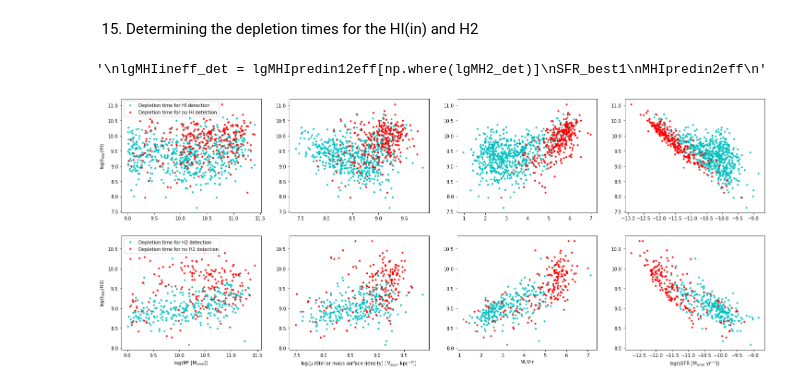
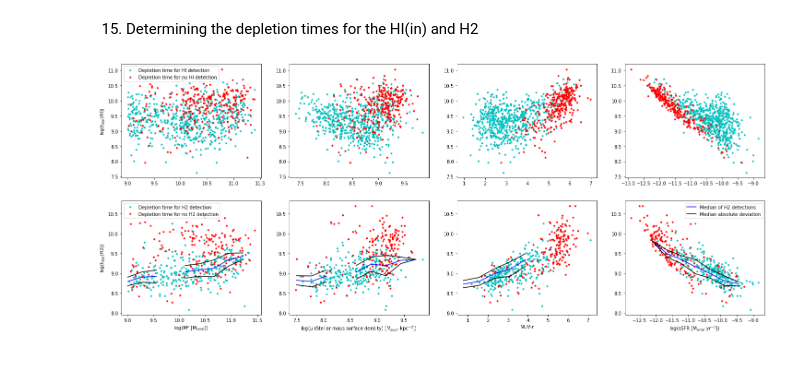
Before and after one commit to Luke-Williams-01/Luke-Williams-01, a Jupyter notebook: ICRARproject.ipynb, the cells around one changed output. Drawn from its saved outputs; the diff is of its cells as text; code cells hidden in the pictures.

```diff
--- a/ICRARproject.ipynb
+++ b/ICRARproject.ipynb
@@ -1910,14 +1910,6 @@ plt.legend(loc='upper left');
 [figure]
 # %% [markdown]
 15) Determining the depletion times for the HI(in) and H2
-# %%
-'''
-lgMHIineff_det = lgMHIpredin12eff[np.where(lgMH2_det)]
-SFR_best1
-MHIpredin2eff
-'''
-# %% [output]
-'\nlgMHIineff_det = lgMHIpredin12eff[np.where(lgMH2_det)]\nSFR_best1\nMHIpredin2eff\n'
 # %%
 lgsSFR = np.log10(SFR_best / (10**lgMstar))
 NUVr1 = np.delete(NUVr, (HIndet))
@@ -1936,3 +1928,27 @@ tdepH2det = (10**lgMH2_det) / (10**lgSFRbest_det)
 lgtdepH2det = np.log10(tdepH2det)
 tdepH2ndet = (10**limlgMH2_ndet) / (10**lgSFRbest_ndet)
 lgtdepH2ndet = np.log10(tdepH2ndet)
+# %%
+# Finding the running median of the galaxies
+# Arrays for the bins
+H2bins_Mstar = np.linspace(9, 11.5, 10)
+H2bins_NUVr = np.linspace(0, 7, 10)
+H2bins_sSFR = np.linspace(-13, -9, 10)
+H2bins_Must = np.linspace(7.5, 10, 10)
+
+# Array of zeroes to store the median of each bin
+mH2_Mstar = np.zeros(len(H2bins_Mstar))
+H2median_Mstar = np.zeros(len(H2bins_Mstar))
+MAD_Mstar = np.zeros(len(H2bins_Mstar))
+
+mH2_NUVr = np.zeros(len(H2bins_NUVr))
+median_NUVr = np.zeros(len(H2bins_NUVr))
+MAD_NUVr = np.zeros(len(H2bins_NUVr))
+
+mH2_sSFR = np.zeros(len(H2bins_sSFR))
+median_sSFR = np.zeros(len(H2bins_sSFR))
+MAD_sSFR = np.zeros(len(H2bins_sSFR))
+
+mH2_Must = np.zeros(len(H2bins_Must))
+median_Must = np.zeros(len(H2bins_Must))
+MAD_Must = np.zeros(len(H2bins_Must))
@@ -1943,7 +1998,7 @@ plt.figure(figsize=(25,10))
 plt.subplot(241)
 plt.plot(lgMstar1, lgtdepHIdet, 'c.', label='Depletion time for HI detection')
 plt.plot(lgMstar2, lgtdepHIndet, 'r.', label='Depletion time for no HI detection')
-plt.ylabel('log(t$_{dep}$(HI)')
+plt.ylabel('log(t$_{dep}$(HI))')
 plt.legend(loc='upper left')
 # t(HI(in)) against Stellar surface density
 plt.subplot(242)
@@ -1952,33 +2007,46 @@ plt.plot(lgmust2, lgtdepHIndet, 'r.')
 # t(HI(in)) against NUV-r
 plt.subplot(243)
 plt.plot(NUVr1, lgtdepHIdet, 'c.')
 plt.plot(NUVr2, lgtdepHIndet, 'r.')
 # t(HI(in)) against sSFR
 plt.subplot(244)
 plt.plot(lgsSFR1, lgtdepHIdet, 'c.')
 plt.plot(lgsSFR2, lgtdepHIndet, 'r.')
 
 # t(H2) against stellar mass
 plt.subplot(245)
 plt.plot(lgMSTAR_det, lgtdepH2det, 'c.', label='Depletion time for H2 detection')
 plt.plot(lgMSTAR_ndet, lgtdepH2ndet, 'r.', label='Depletion time for no H2 detection')
+plt.plot(H2bins_Mstar[:-1], mH2_Mstar[:-1], 'b-')
+plt.plot(H2bins_Mstar[:-1], H2pMAD_Mstar[:-1], 'k-')
+plt.plot(H2bins_Mstar[:-1], H2nMAD_Mstar[:-1], 'k-')
 plt.xlabel('log(M* [M$_{solar}$])')
-plt.ylabel('log(t$_{dep}$(H2)')
+plt.ylabel('log(t$_{dep}$(H2))')
 plt.legend(loc='upper left')
 # t(H2) against Stellar surface density
 plt.subplot(246)
 plt.plot(lgMuST_det, lgtdepH2det, 'c.')
 plt.plot(lgMuST_ndet, lgtdepH2ndet, 'r.')
+plt.plot(H2bins_Must[:-1], mH2_Must[:-1], 'b-')
+plt.plot(H2bins_Must[:-1], H2pMAD_Must[:-1], 'k-')
+plt.plot(H2bins_Must[:-1], H2nMAD_Must[:-1], 'k-')
 plt.xlabel('log(μ (Stellar mass surface density) [M$_{solar}$ kpc$^{-2}$])')
 # t(H2) against NUV-r
 plt.subplot(247)
 plt.plot(NUVr_det, lgtdepH2det, 'c.')
 plt.plot(NUVr_ndet, lgtdepH2ndet, 'r.')
+plt.plot(H2bins_NUVr[:-1], mH2_NUVr[:-1], 'b-')
+plt.plot(H2bins_NUVr[:-1], H2pMAD_NUVr[:-1], 'k-')
+plt.plot(H2bins_NUVr[:-1], H2nMAD_NUVr[:-1], 'k-')
 plt.xlabel('NUV-r')
 # t(H2) against sSFR
 plt.subplot(248)
 plt.plot(lgsSFR_det, lgtdepH2det, 'c.')
 plt.plot(lgsSFR_ndet, lgtdepH2ndet, 'r.')
-plt.xlabel('log(sSFR [M$_{solar}$ yr$^{-1}$])');
+plt.plot(H2bins_sSFR[:-1], mH2_sSFR[:-1], 'b-', label = 'Median of H2 detections')
+plt.plot(H2bins_sSFR[:-1], H2pMAD_sSFR[:-1], 'k-', label = 'Median absolute deviation')
+plt.plot(H2bins_sSFR[:-1], H2nMAD_sSFR[:-1], 'k-')
+plt.xlabel('log(sSFR [M$_{solar}$ yr$^{-1}$])')
+plt.legend(loc='upper right');
 # %% [output]
-[figure, old version]
+[figure, new version]
```
Also changed, not shown: parts of 1 cell of this notebook.
